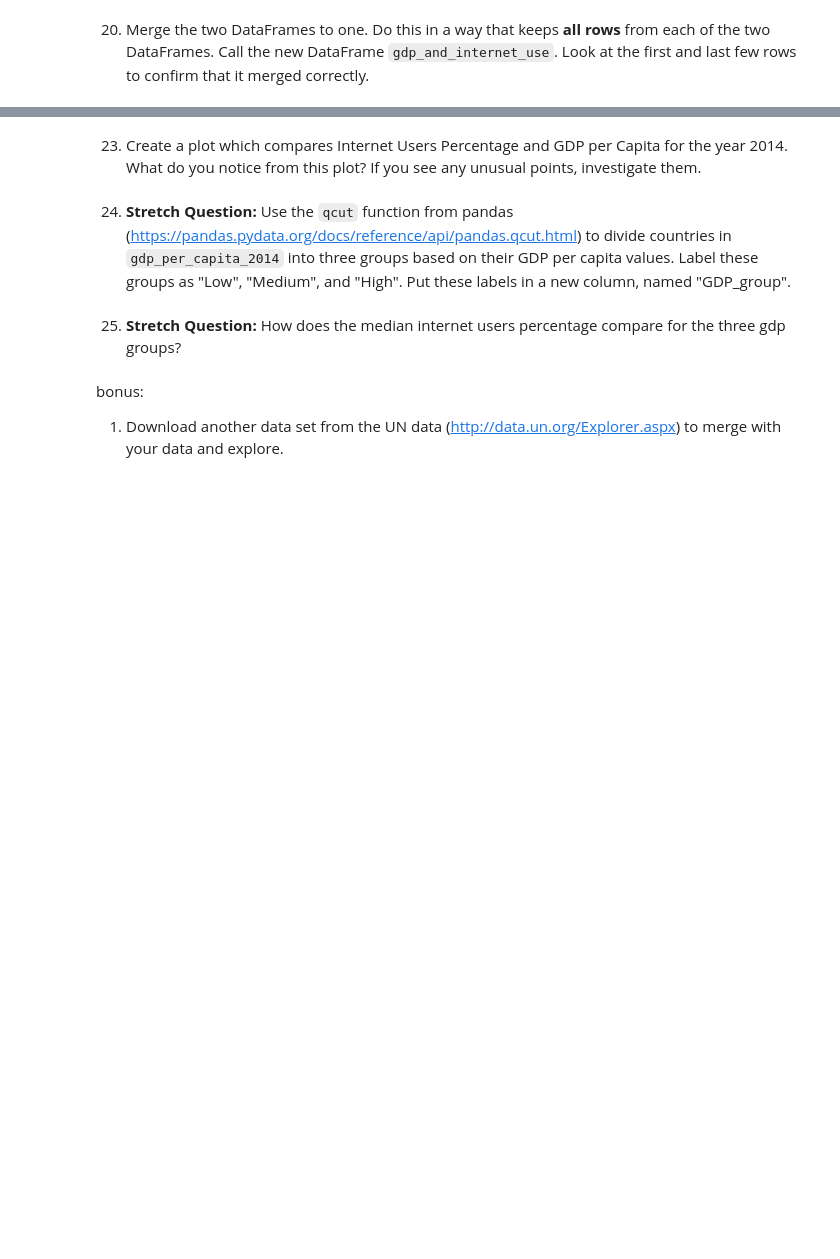
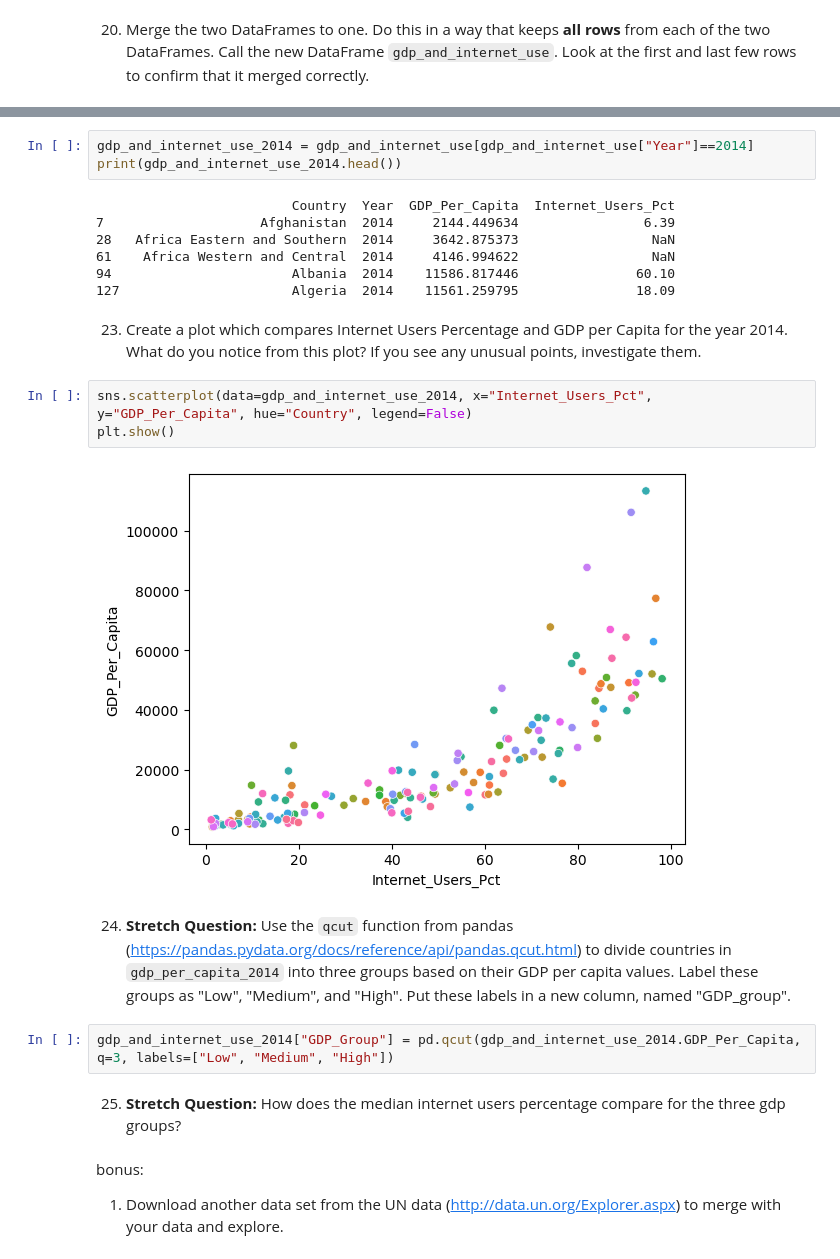
Before and after one commit to NSS-Data-Analytics-Cohort-10/gdp-and-internet-usage-elisianguyen, a Jupyter notebook: notebooks/gdp_and_internet_usage.ipynb, the cells around one changed output, grey strips where cells are left out. Saved outputs shown, nothing was run; the diff lists cells and outputs as text; blank space fills up the shorter version.

```diff
--- a/notebooks/gdp_and_internet_usage.ipynb
+++ b/notebooks/gdp_and_internet_usage.ipynb
@@ -429,7 +459,24 @@ SyntaxError: invalid syntax (4198759851.py, line 1)
+# %%
+gdp_and_internet_use_2014 = gdp_and_internet_use[gdp_and_internet_use["Year"]==2014]
+print(gdp_and_internet_use_2014.head())
+# %% [output]
+                         Country  Year  GDP_Per_Capita  Internet_Users_Pct
+7                    Afghanistan  2014     2144.449634                6.39
+28   Africa Eastern and Southern  2014     3642.875373                 NaN
+61    Africa Western and Central  2014     4146.994622                 NaN
+94                       Albania  2014    11586.817446               60.10
+127                      Algeria  2014    11561.259795               18.09
 # %% [markdown]
 23. Create a plot which compares Internet Users Percentage and GDP per Capita for the year 2014. What do you notice from this plot? If you see any unusual points, investigate them.
+# %%
+sns.scatterplot(data=gdp_and_internet_use_2014, x="Internet_Users_Pct", y="GDP_Per_Capita", hue="Country", legend=False)
+plt.show()
+# %% [output]
+[figure, added]
 # %% [markdown]
 24. **Stretch Question:** Use the `qcut` function from pandas (https://pandas.pydata.org/docs/reference/api/pandas.qcut.html) to divide countries in `gdp_per_capita_2014` into three groups based on their GDP per capita values. Label these groups as "Low", "Medium", and "High". Put these labels in a new column, named "GDP_group".
+# %%
+gdp_and_internet_use_2014["GDP_Group"] = pd.qcut(gdp_and_internet_use_2014.GDP_Per_Capita, q=3, labels=["Low", "Medium", "High"])
 # %% [markdown]
 25. **Stretch Question:** How does the median internet users percentage compare for the three gdp groups?
 # %% [markdown]
```
Also changed, not shown: parts of 20 cells of this notebook.
